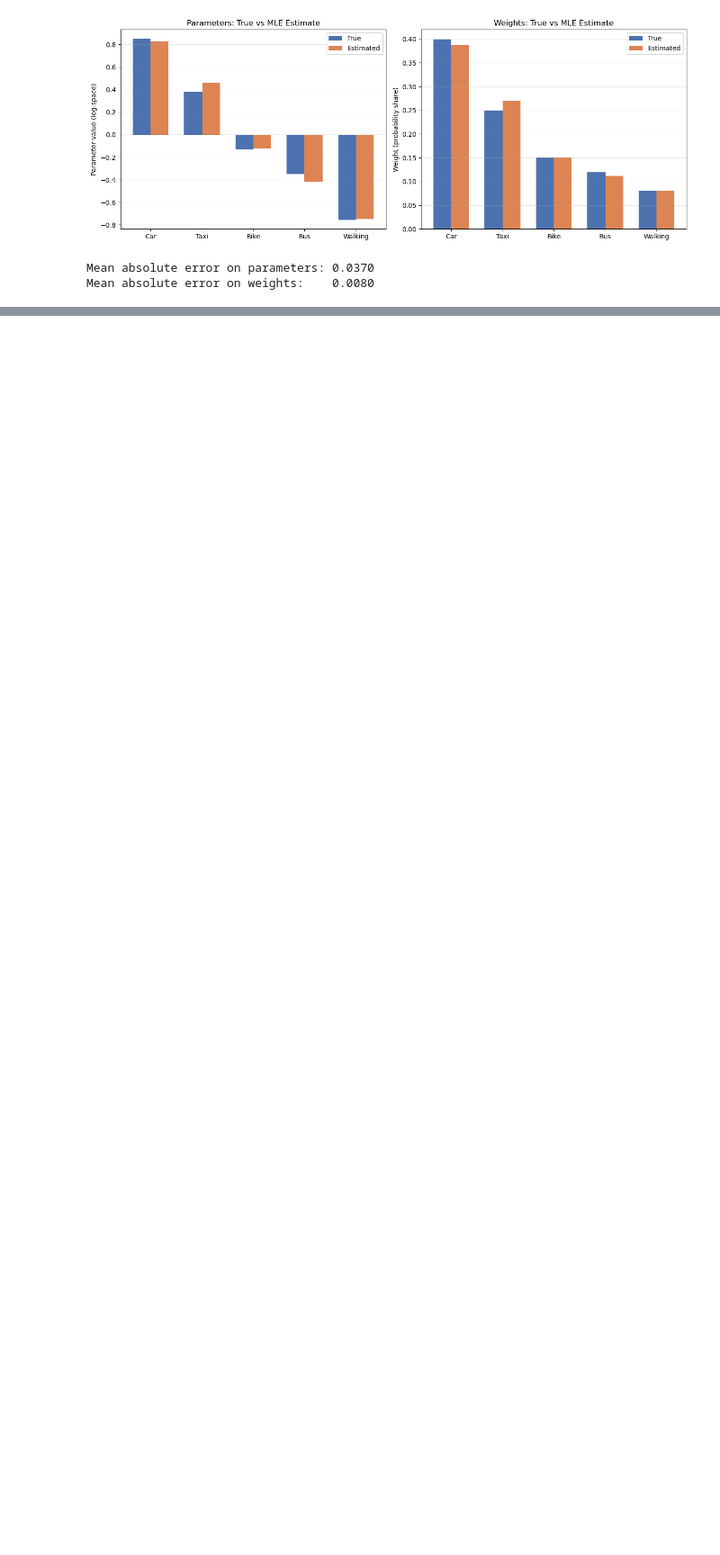
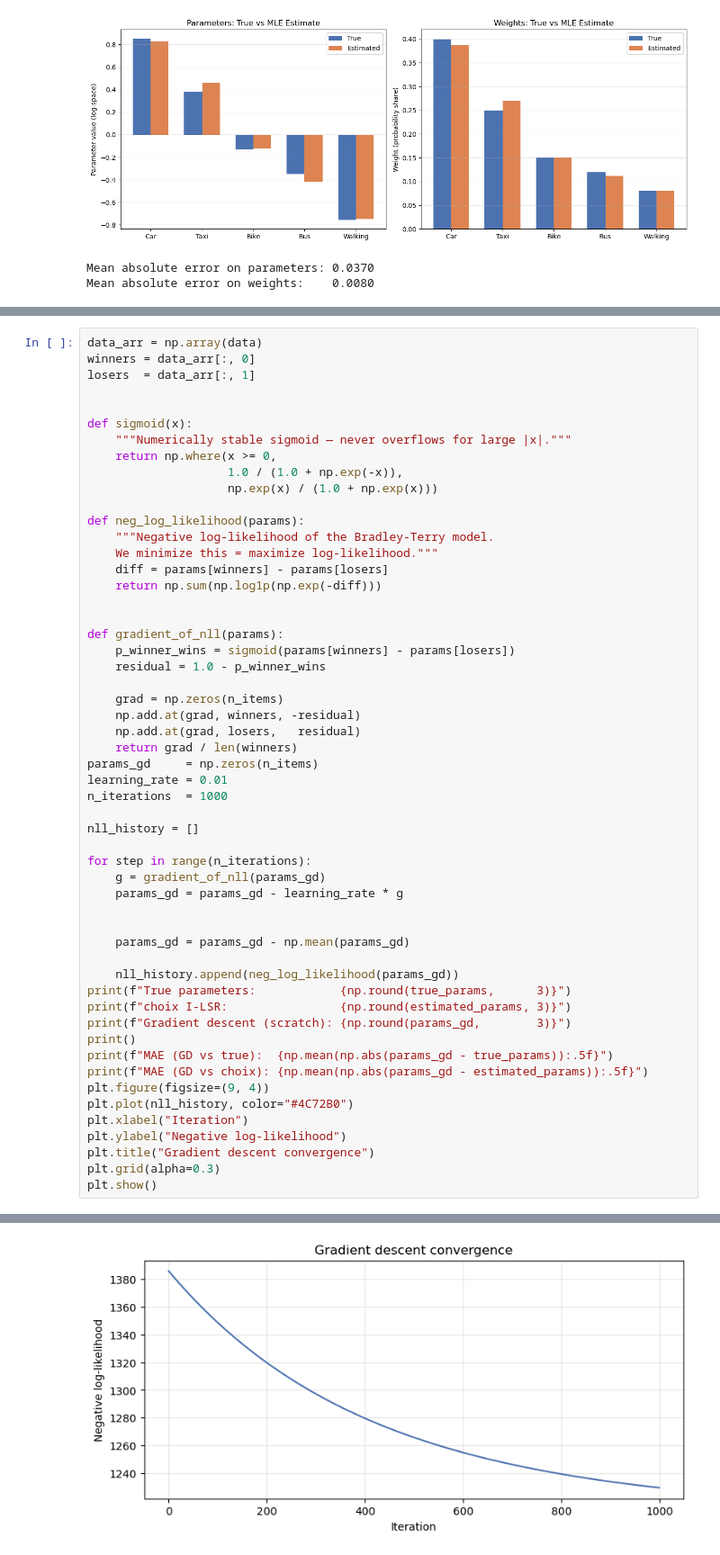
Before and after one commit to rbhdsks/Learning-from-Comparison-Data-Master-Thesis-Project-, a Jupyter notebook: src/mle-bradleyterry.ipynb, the cells around one changed output, grey strips where cells are left out. Shown at 90% size. Cells and saved outputs as stored; diff of their text form; blank space fills up the shorter version.

Commit message:
Fix GD gradient normalization; now matches choix I-LSR

```diff
--- a/src/mle-bradleyterry.ipynb
+++ b/src/mle-bradleyterry.ipynb
@@ -161,0 +166,55 @@ Mean absolute error on weights:    0.0080
+# %%
+data_arr = np.array(data)
+winners = data_arr[:, 0]
+losers  = data_arr[:, 1]
+
+
+def sigmoid(x):
+    """Numerically stable sigmoid — never overflows for large |x|."""
+    return np.where(x >= 0,
+                    1.0 / (1.0 + np.exp(-x)),
+                    np.exp(x) / (1.0 + np.exp(x)))
+
+def neg_log_likelihood(params):
+    """Negative log-likelihood of the Bradley-Terry model.
+    We minimize this = maximize log-likelihood."""
+    diff = params[winners] - params[losers]
+    return np.sum(np.log1p(np.exp(-diff)))
+
+
+def gradient_of_nll(params):
+    p_winner_wins = sigmoid(params[winners] - params[losers])
+    residual = 1.0 - p_winner_wins
+
+    grad = np.zeros(n_items)
+    np.add.at(grad, winners, -residual)
+    np.add.at(grad, losers,   residual)
+    return grad / len(winners)
+params_gd     = np.zeros(n_items)
+learning_rate = 0.01
+n_iterations  = 1000
+
+nll_history = []
+
+for step in range(n_iterations):
+    g = gradient_of_nll(params_gd)
+    params_gd = params_gd - learning_rate * g
+
+
+    params_gd = params_gd - np.mean(params_gd)
+
+    nll_history.append(neg_log_likelihood(params_gd))
+print(f"True parameters:            {np.round(true_params,      3)}")
+print(f"choix I-LSR:                {np.round(estimated_params, 3)}")
+print(f"Gradient descent (scratch): {np.round(params_gd,        3)}")
+print()
+print(f"MAE (GD vs true):  {np.mean(np.abs(params_gd - true_params)):.5f}")
+print(f"MAE (GD vs choix): {np.mean(np.abs(params_gd - estimated_params)):.5f}")
+plt.figure(figsize=(9, 4))
+plt.plot(nll_history, color="#4C72B0")
+plt.xlabel("Iteration")
+plt.ylabel("Negative log-likelihood")
+plt.title("Gradient descent convergence")
+plt.grid(alpha=0.3)
+plt.show()
+# %% [output]
@@ -161,0 +227 @@ Mean absolute error on weights:    0.0080
+[figure, added]
```
Also changed, not shown: parts of 3 cells of this notebook.
